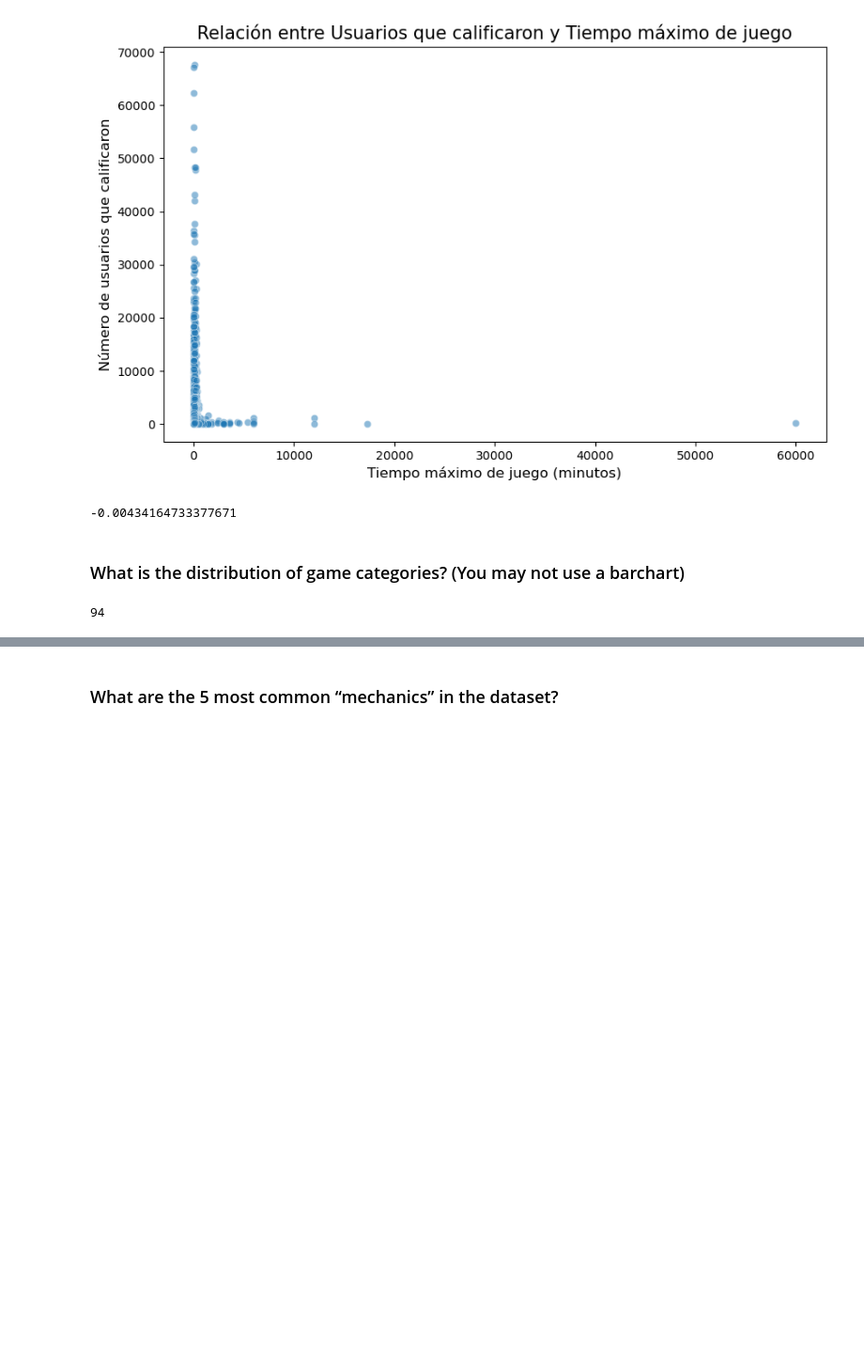
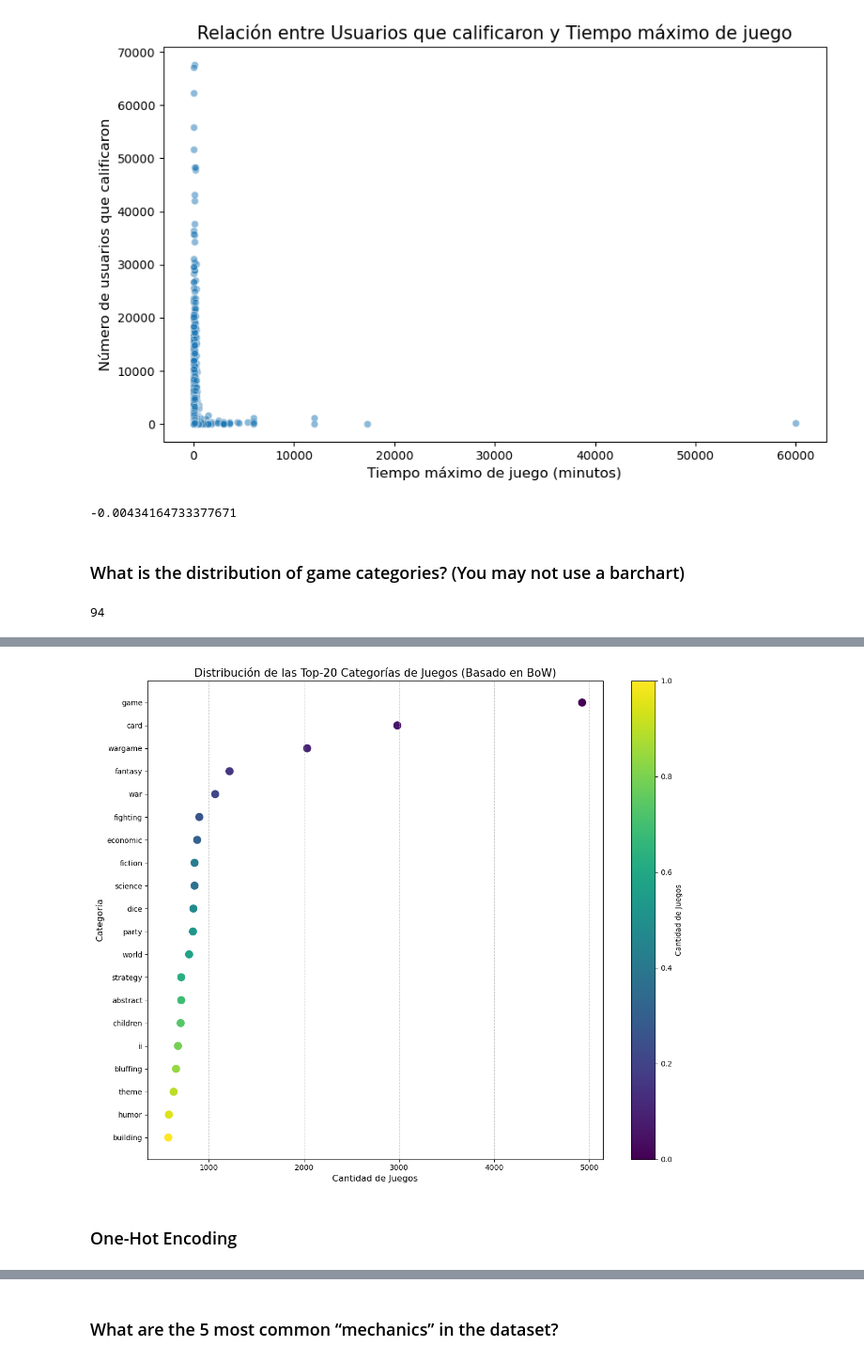
Before and after one commit to FJGM2023015/CA1_DVis_HDip_Lvl8-, a Jupyter notebook: Francisco_Gorigoitia_DVisHDip_CA1.ipynb, the cells around one changed output, grey strips where cells are left out. Shown at 94% size. Drawn from its saved outputs; the diff is of its cells as text; code cells hidden in the pictures; blank space fills up the shorter version.

```diff
--- a/Francisco_Gorigoitia_DVisHDip_CA1.ipynb
+++ b/Francisco_Gorigoitia_DVisHDip_CA1.ipynb
@@ -260,0 +301,5 @@ plt.show()
+# %%
+# Lemmatization
+from textblob import Word
+df_games["category"] = df_games["category"].apply(lambda x: " ".join([Word(word).lemmatize() for word in x.split()]))
+df_games["category"].head()
@@ -260,0 +343,14 @@ plt.show()
+# %%
+from sklearn.feature_extraction.text import CountVectorizer
+
+# Instanciar CountVectorizer
+vectorizer = CountVectorizer()
+
+# Ajustar y transformar la columna "category"
+X = vectorizer.fit_transform(df_games["category"])
+
+# Convertir la matriz dispersa en un dataframe para visualizar
+df_bow = pd.DataFrame(X.toarray(), columns=vectorizer.get_feature_names_out())
+
+# Mostrar las primeras filas del dataframe resultante
+df_bow.head()
@@ -260,0 +387,40 @@ plt.show()
+# %%
+import numpy as np
+
+# Sumar las columnas para obtener la cantidad total de juegos en cada categoría
+category_counts = df_bow.sum().sort_values(ascending=False)
+
+# Graficamos las 20 categorías principales
+top_20_categories = category_counts.head(20)
+counts = top_20_categories.values
+categories = top_20_categories.index
+
+# Cambiar el color de los puntos en función de su valor, siendo el mayor más oscuro
+colors = plt.cm.viridis(np.linspace(0, 1, len(counts)))
+
+# Ordenar los puntos según su valor para que el color coincida con el orden
+sorted_indices = counts.argsort()
+sorted_counts = counts[sorted_indices]
+sorted_categories = categories[sorted_indices]
+sorted_colors = colors[sorted_indices]
+
+# Crear el Dot Plot con colores, usando el análisis previamente realizado
+colors = plt.cm.viridis(np.linspace(0, 1, len(counts)))
+sorted_indices = counts.argsort()
+sorted_counts = counts[sorted_indices]
+sorted_categories = categories[sorted_indices]
+sorted_colors = colors[sorted_indices]
+
+plt.figure(figsize=(12, 10))
+plt.scatter(sorted_counts, sorted_categories, color=sorted_colors, s=100)
+plt.title('Distribución de las Top-20 Categorías de Juegos (Basado en BoW)', fontsize=15)
+plt.xlabel('Cantidad de Juegos', fontsize=12)
+plt.ylabel('Categoría', fontsize=12)
+plt.colorbar(label='Cantidad de Juegos')
+plt.grid(axis='x', linestyle='--', alpha=0.7)
+plt.tight_layout()
+plt.show()
+# %% [output]
+[figure, added]
+# %% [markdown]
+### One-Hot Encoding
```
Also changed, not shown: parts of 70 cells of this notebook.
